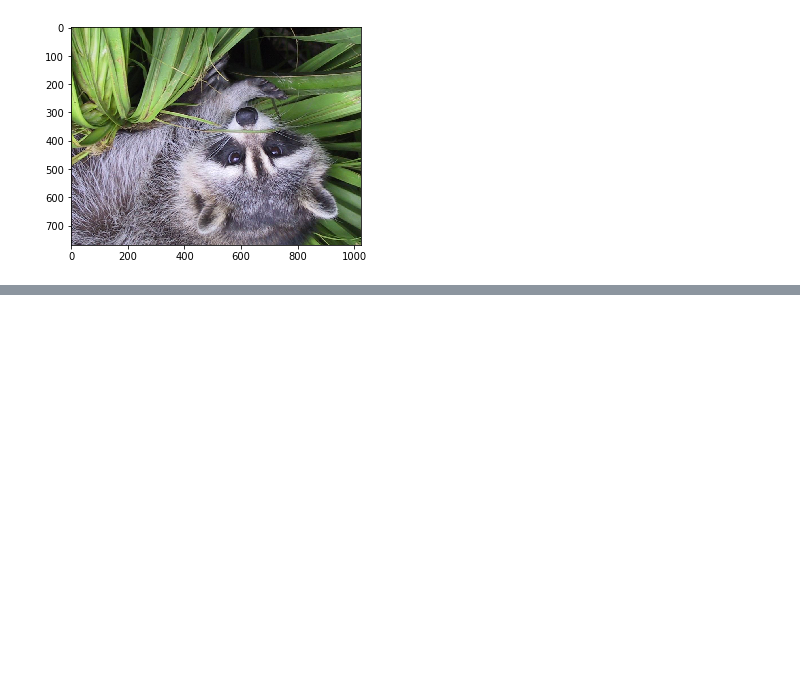
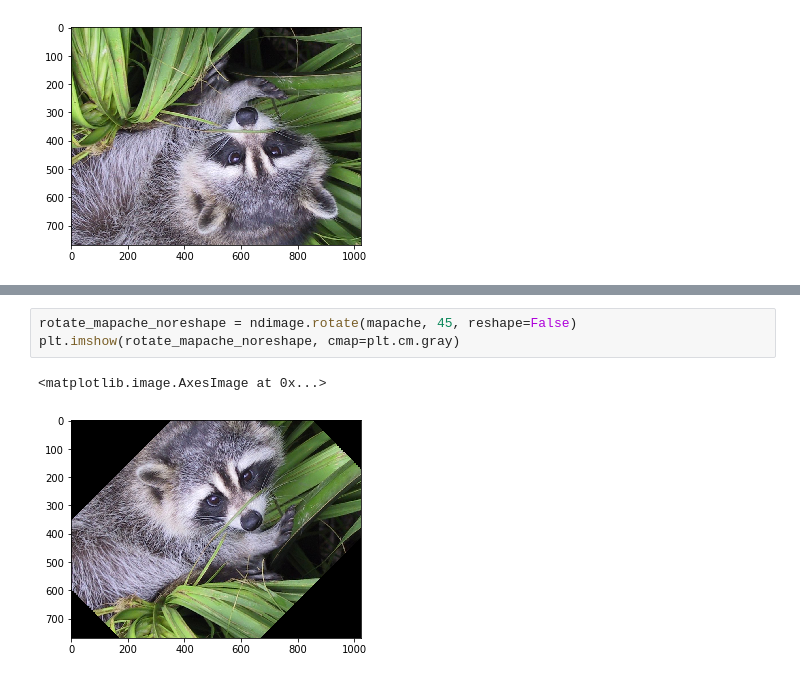
Before and after one commit to 2019-B-GR1-Python/py-silva-garcia-andrea-guiomar, a Jupyter notebook: 02-numpy/05-imagenes.ipynb, the cells around one changed output, grey strips where cells are left out. Saved outputs shown, nothing was run; the diff lists cells and outputs as text; blank space fills up the shorter version.

```diff
--- a/02-numpy/05-imagenes.ipynb
+++ b/02-numpy/05-imagenes.ipynb
@@ -95,0 +76,6 @@ Clipping input data to the valid range for imshow with RGB data ([0..1] for floa
+# %%
+rotate_mapache_noreshape = ndimage.rotate(mapache, 45, reshape=False)
+plt.imshow(rotate_mapache_noreshape, cmap=plt.cm.gray)
+# %% [output]
+<matplotlib.image.AxesImage at 0x...>
+[figure, added]
```
Also changed, not shown: parts of 16 cells of this notebook.
